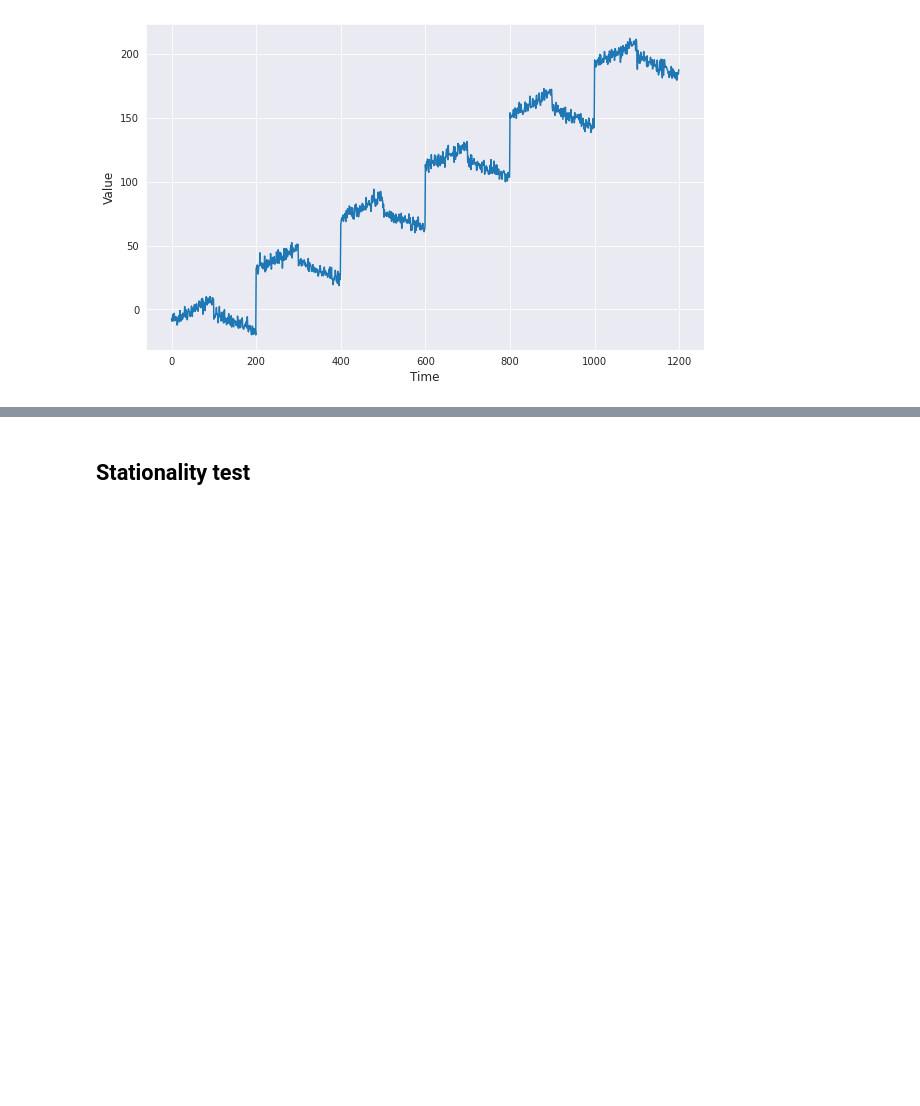
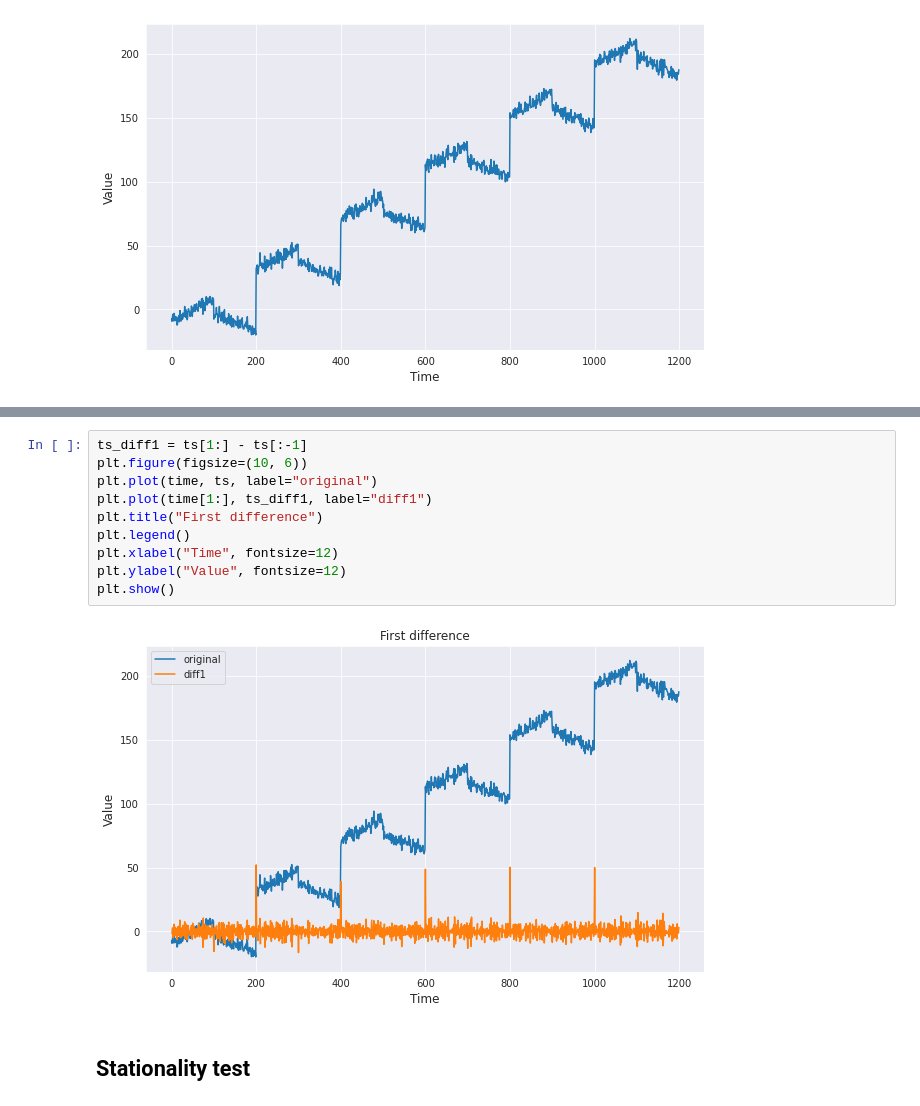
Before and after one commit to ZequnZ/Knowledge-base, a Jupyter notebook: ds/time series/time_series.ipynb, the cells around one changed output, grey strips where cells are left out. Cells and saved outputs as stored; diff of their text form; blank space fills up the shorter version.

```diff
--- a/ds/time series/time_series.ipynb
+++ b/ds/time series/time_series.ipynb
@@ -77,3 +82,15 @@ plt.show()
+# %%
+ts_diff1 = ts[1:] - ts[:-1]
+plt.figure(figsize=(10, 6))
+plt.plot(time, ts, label="original")
+plt.plot(time[1:], ts_diff1, label="diff1")
+plt.title("First difference")
+plt.legend()
+plt.xlabel("Time", fontsize=12)
+plt.ylabel("Value", fontsize=12)
+plt.show()
+# %% [output]
+[figure, added]
 # %% [markdown]
 ## Stationality test
 # %%
```
Also changed, not shown: parts of 7 cells of this notebook.
